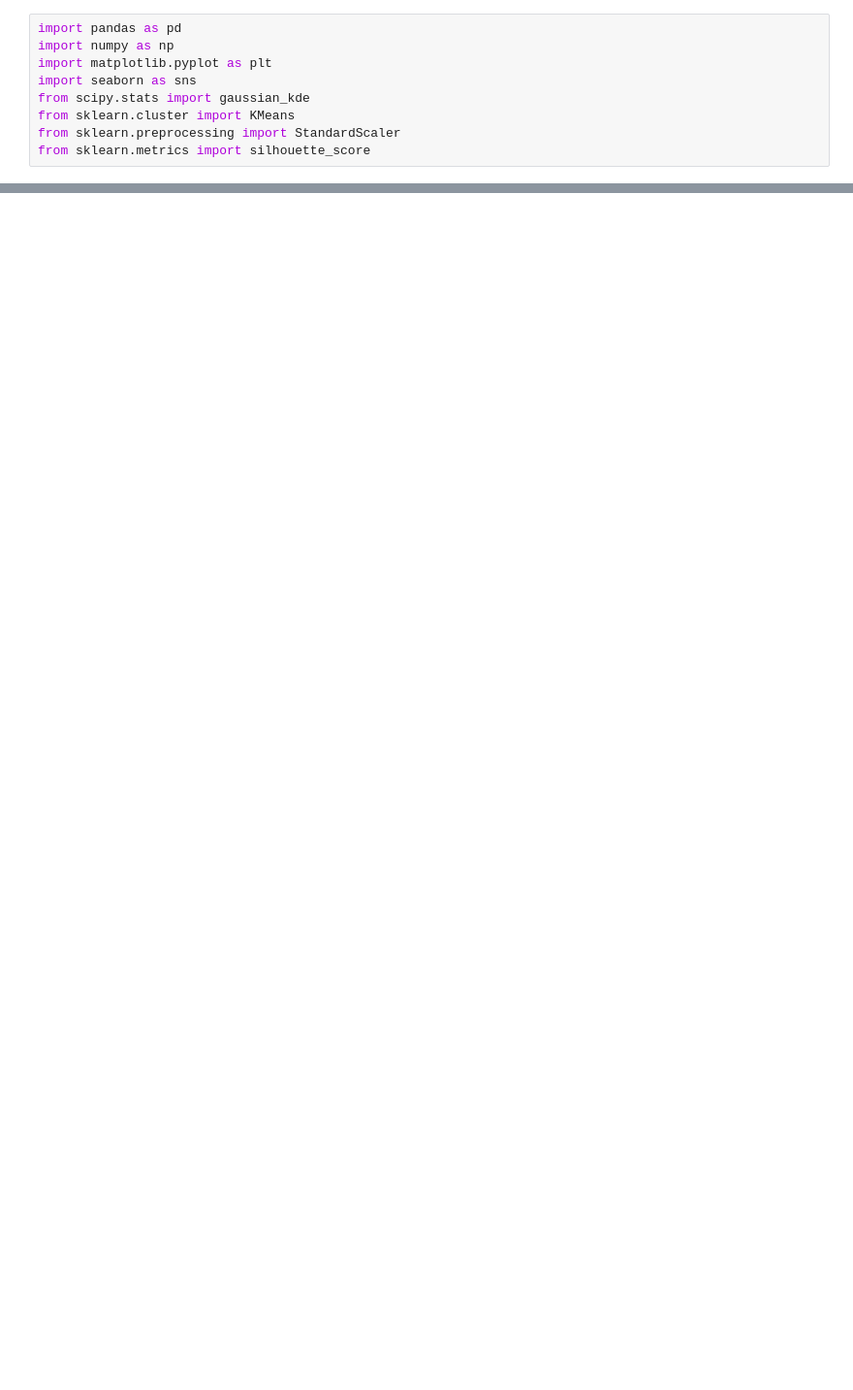
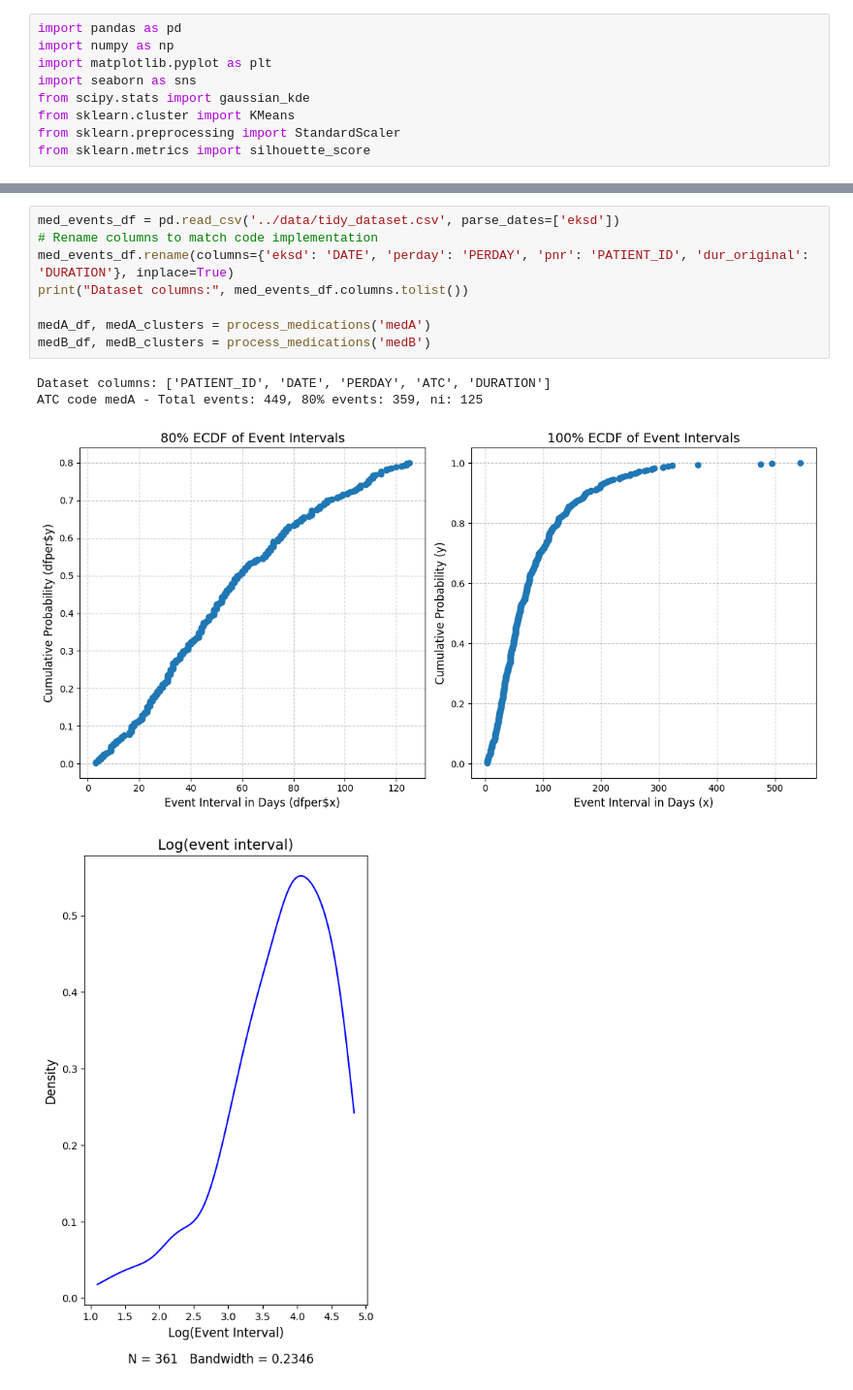
Before and after one commit to sethonne/SEE_PY, a Jupyter notebook: src/SEE.ipynb, the cells around one changed output, grey strips where cells are left out. Shown: that part at 97% size. Drawn from its saved outputs; the diff is of its cells as text; blank space fills up the shorter version.

Commit message:
refactor: add tidy_dataset.csv demo

```diff
--- a/src/SEE.ipynb
+++ b/src/SEE.ipynb
@@ -211,0 +224,13 @@ Optimal number of clusters for ATC code J01FA10: 2
+# %%
+med_events_df = pd.read_csv('../data/tidy_dataset.csv', parse_dates=['eksd'])
+# Rename columns to match code implementation
+med_events_df.rename(columns={'eksd': 'DATE', 'perday': 'PERDAY', 'pnr': 'PATIENT_ID', 'dur_original': 'DURATION'}, inplace=True)
+print("Dataset columns:", med_events_df.columns.tolist())
+
+medA_df, medA_clusters = process_medications('medA')
+medB_df, medB_clusters = process_medications('medB')
+# %% [output]
+Dataset columns: ['PATIENT_ID', 'DATE', 'PERDAY', 'ATC', 'DURATION']
+ATC code medA - Total events: 449, 80% events: 359, ni: 125
+[figure, added]
+[figure, added]
```
Also changed, not shown: parts of 9 cells of this notebook.
